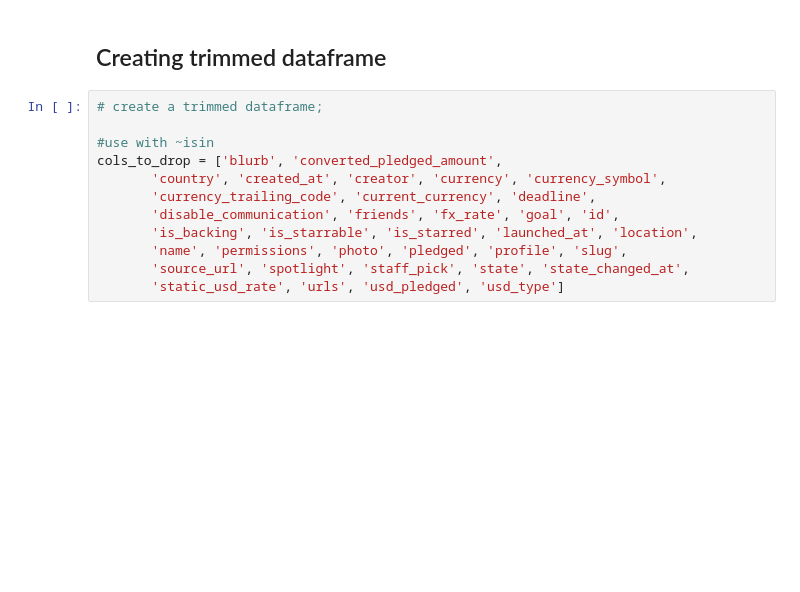
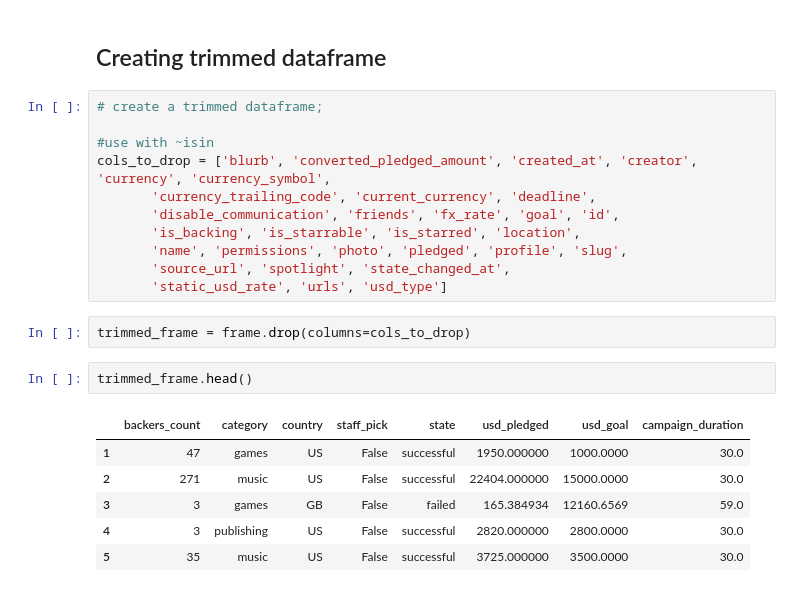
Before and after one commit to tobias4118/ds_project_2_ks, a Jupyter notebook: project_2.ipynb, the cells around one changed output. Saved outputs shown, nothing was run; the diff lists cells and outputs as text; blank space fills up the shorter version.

```diff
--- a/project_2.ipynb
+++ b/project_2.ipynb
@@ -448,11 +461,21 @@ frame['campaign_duration'] = (frame.to-frame.fr).astype('timedelta64[D]')
 # create a trimmed dataframe;
 
 #use with ~isin
-cols_to_drop = ['blurb', 'converted_pledged_amount',
-       'country', 'created_at', 'creator', 'currency', 'currency_symbol',
+cols_to_drop = ['blurb', 'converted_pledged_amount', 'created_at', 'creator', 'currency', 'currency_symbol',
        'currency_trailing_code', 'current_currency', 'deadline',
        'disable_communication', 'friends', 'fx_rate', 'goal', 'id',
-       'is_backing', 'is_starrable', 'is_starred', 'launched_at', 'location',
+       'is_backing', 'is_starrable', 'is_starred', 'location',
        'name', 'permissions', 'photo', 'pledged', 'profile', 'slug',
-       'source_url', 'spotlight', 'staff_pick', 'state', 'state_changed_at',
-       'static_usd_rate', 'urls', 'usd_pledged', 'usd_type']
+       'source_url', 'spotlight', 'state_changed_at',
+       'static_usd_rate', 'urls', 'usd_type']
+# %%
+trimmed_frame = frame.drop(columns=cols_to_drop)
+# %%
+trimmed_frame.head()
+# %% [output]
+|  | backers_count | category | country | staff_pick | state | usd_pledged | usd_goal | campaign_duration |
+| 1 | 47 | games | US | False | successful | 1950.000000 | 1000.0000 | 30.0 |
+| 2 | 271 | music | US | False | successful | 22404.000000 | 15000.0000 | 30.0 |
+| 3 | 3 | games | GB | False | failed | 165.384934 | 12160.6569 | 59.0 |
+| 4 | 3 | publishing | US | False | successful | 2820.000000 | 2800.0000 | 30.0 |
+| 5 | 35 | music | US | False | successful | 3725.000000 | 3500.0000 | 30.0 |
```
Also changed, not shown: parts of 1 cell of this notebook.
